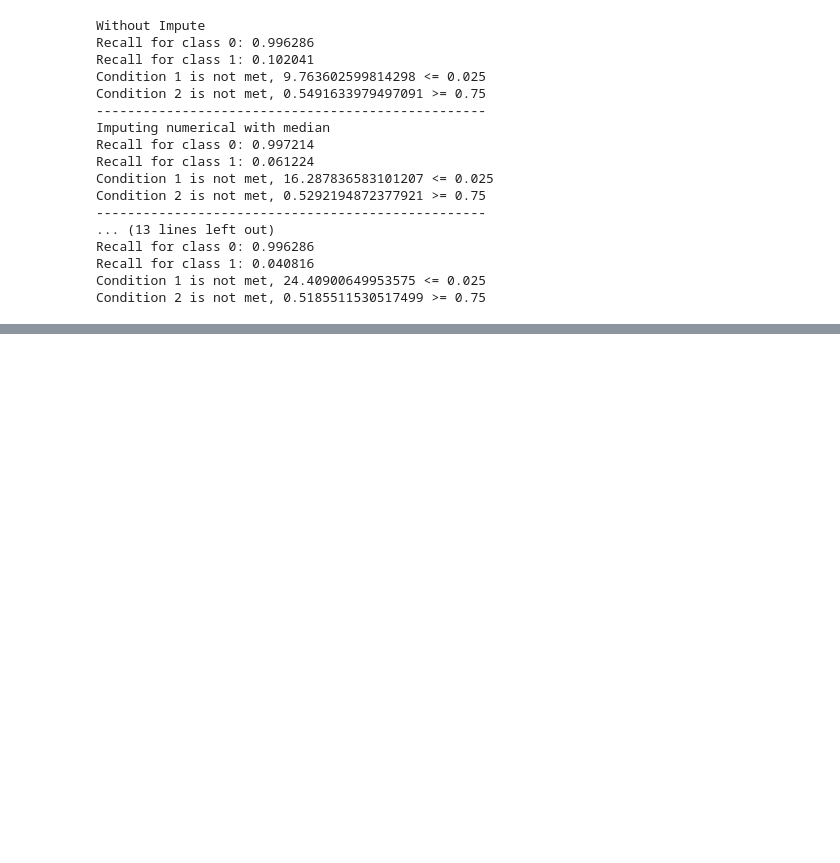
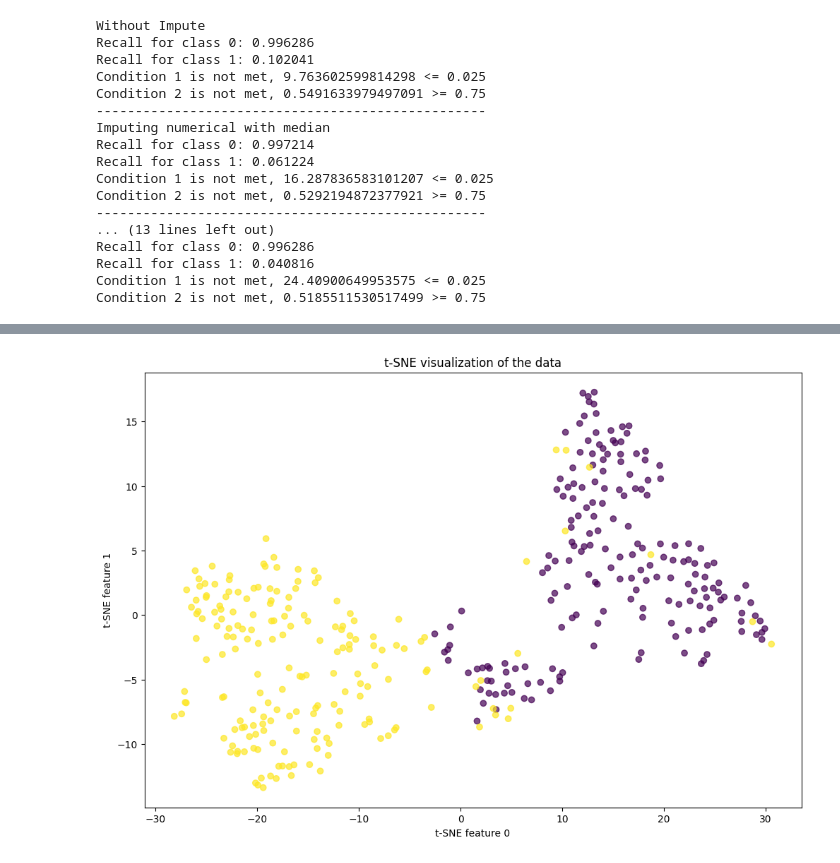
Before and after one commit to bahaozsahin/cc-fraud-detection, a Jupyter notebook: main.ipynb, the cells around one changed output, grey strips where cells are left out. Drawn from its saved outputs; the diff is of its cells as text; code cells hidden in the pictures; blank space fills up the shorter version.

```diff
--- a/main.ipynb
+++ b/main.ipynb
@@ -453,0 +551,4 @@ Condition 2 is not met, 0.5185511530517499 >= 0.75
+# %%
+plot_tsne(X_train_undersampled_nm2, y_train_undersampled_nm2)
+# %% [output]
+[figure, added]
```
Also changed, not shown: parts of 65 cells of this notebook, 1 other file.
